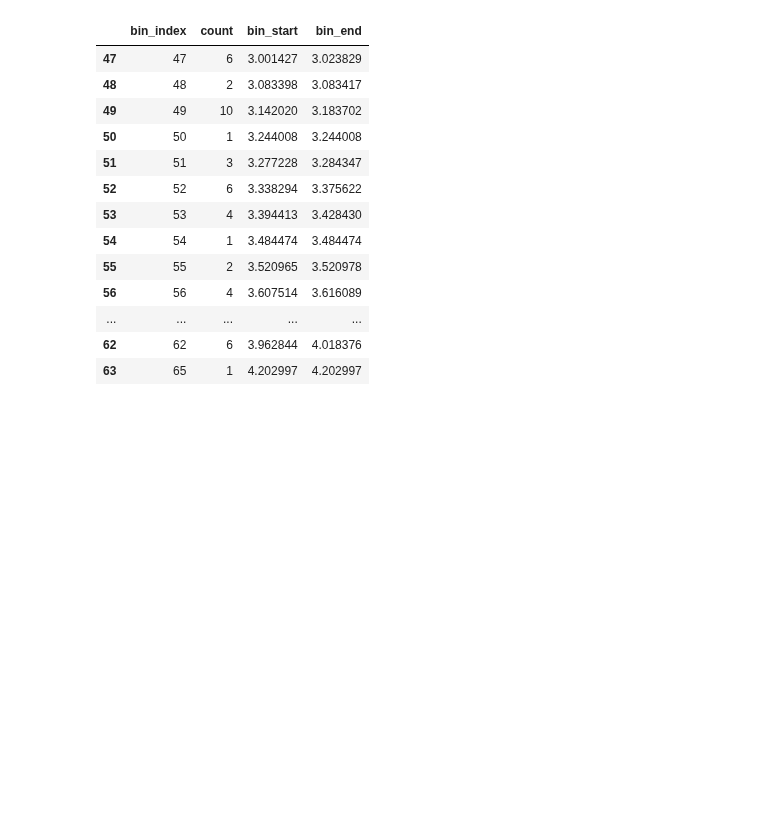
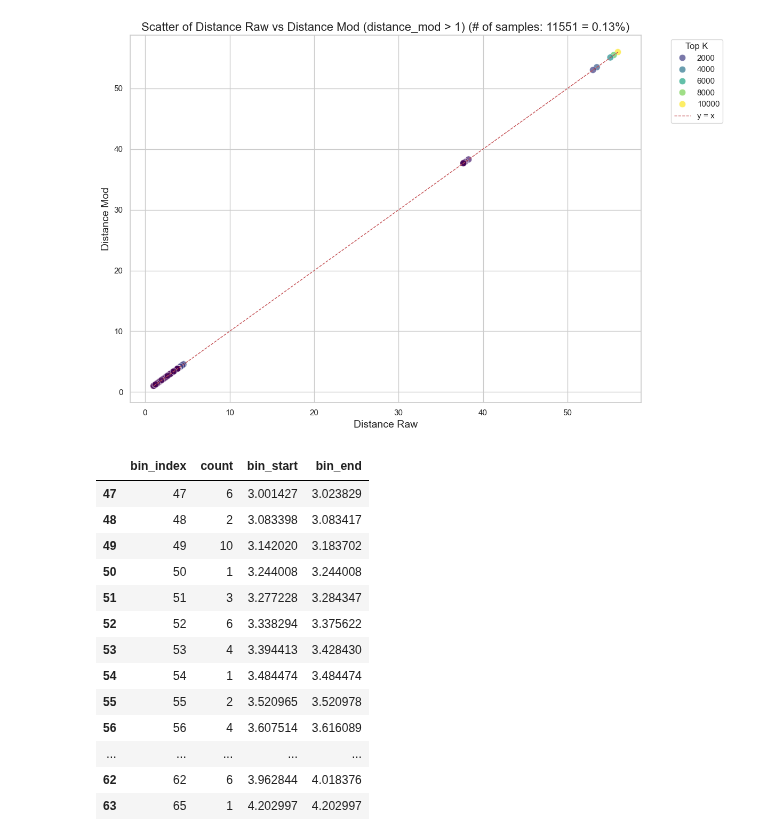
Before and after one commit to dangtom700/StudyApp_V2_May18_2024, a Jupyter notebook: scripts/main.ipynb, the cells around one changed output. Saved outputs shown, nothing was run; the diff lists cells and outputs as text; code cells hidden in the pictures; blank space fills up the shorter version.

```diff
--- a/scripts/main.ipynb
+++ b/scripts/main.ipynb
@@ -128,3 +300,45 @@ plt.show()
+# %%
+import seaborn as sns
+import matplotlib.pyplot as plt
+
+# Set a clean Seaborn style
+sns.set_theme(style="whitegrid")
+plt.figure(figsize=(12, 8))
+
+# Filter the subset
+subset = data[data['distance_mod'] > 1].reset_index(drop=True)
+subset = subset[['distance_raw', 'distance_mod', 'top_K']]
+
+# Scatter plot with better aesthetics
+scatter = sns.scatterplot(
+    data=subset,
+    x='distance_raw',
+    y='distance_mod',
+    hue='top_K',
+    palette='viridis',
+    alpha=0.7,
+    s=80,           # marker size
+    edgecolor='w',  # white edges for better separation
+    linewidth=0.5
+)
+
+# Optional: add a diagonal reference line (distance_raw = distance_mod)
+max_val = max(subset['distance_raw'].max(), subset['distance_mod'].max())
+plt.plot([1, max_val], [1, max_val], 'r--', linewidth=1, label='y = x')
+
+# Titles and labels
+plt.title(f'Scatter of Distance Raw vs Distance Mod (distance_mod > 1) (# of samples: {len(subset)} = {len(subset)/len(data)*100:.2f}%)', fontsize=16)
+plt.xlabel('Distance Raw', fontsize=14)
+plt.ylabel('Distance Mod', fontsize=14)
+
+# Move legend outside
+plt.legend(title='Top K', bbox_to_anchor=(1.05, 1), loc='upper left')
+
+# Tight layout for better spacing
+plt.tight_layout()
+plt.show()
+# %% [output]
+[figure, added]
 # %%
 import pandas as pd
 import numpy as np
```
Also changed, not shown: parts of 13 cells of this notebook.
